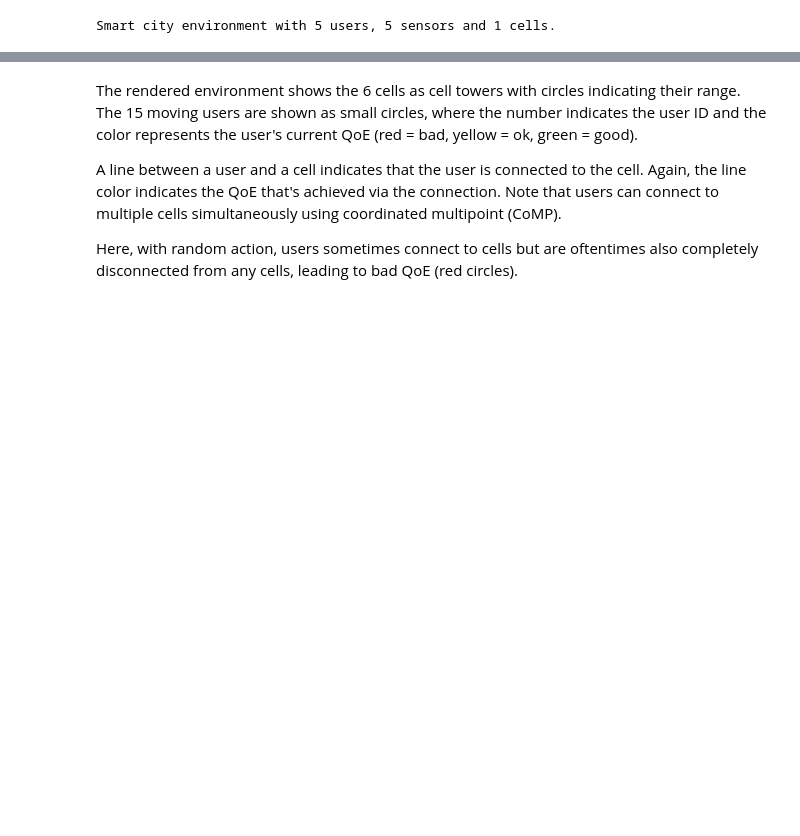
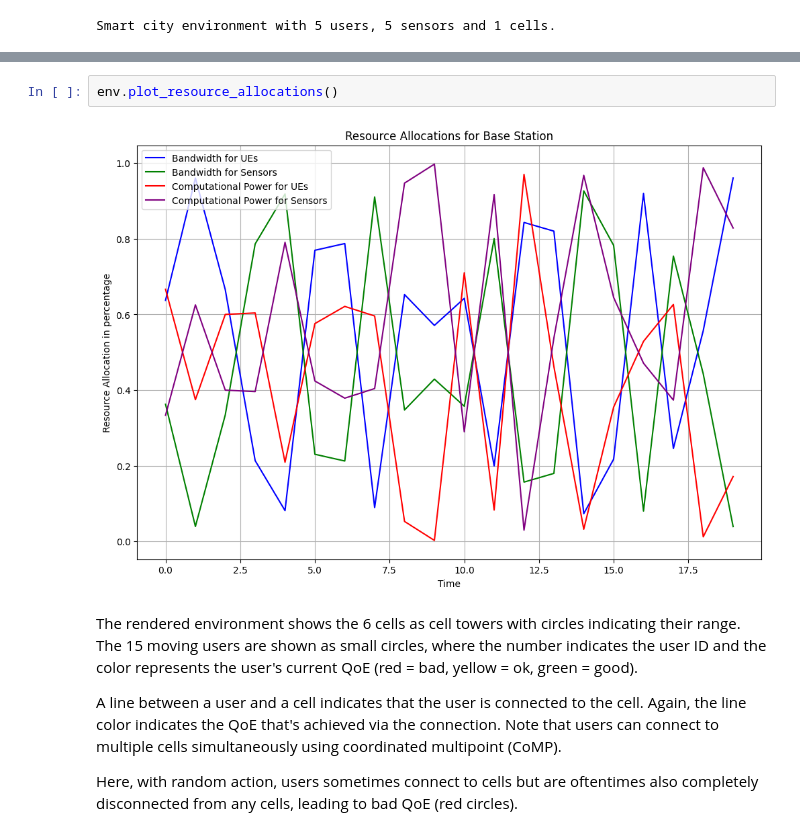
Before and after one commit to stefanbschneider/mobile-env, a Jupyter notebook: examples/smart_city.ipynb, the cells around one changed output, grey strips where cells are left out. Saved outputs shown, nothing was run; the diff lists cells and outputs as text; blank space fills up the shorter version.

```diff
--- a/examples/smart_city.ipynb
+++ b/examples/smart_city.ipynb
@@ -87,3 +107,7 @@ env.plot_queue_sizes()
+# %%
+env.plot_resource_allocations()
+# %% [output]
+[figure, added]
 # %% [markdown]
 The rendered environment shows the 6 cells as cell towers with circles indicating their range.
 The 15 moving users are shown as small circles, where the number indicates the user ID and
```
Also changed, not shown: parts of 8 cells of this notebook, 6 other files.
